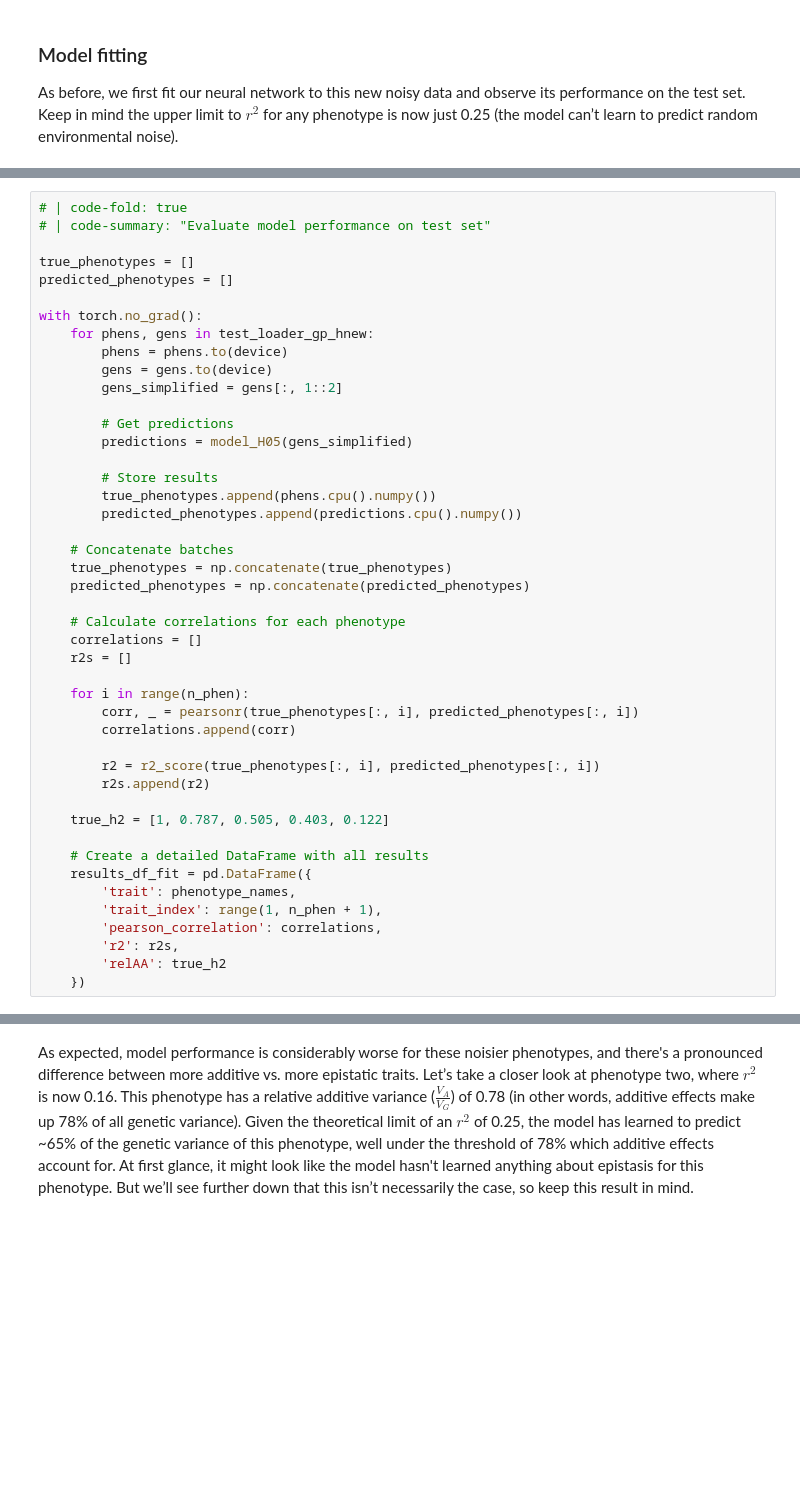
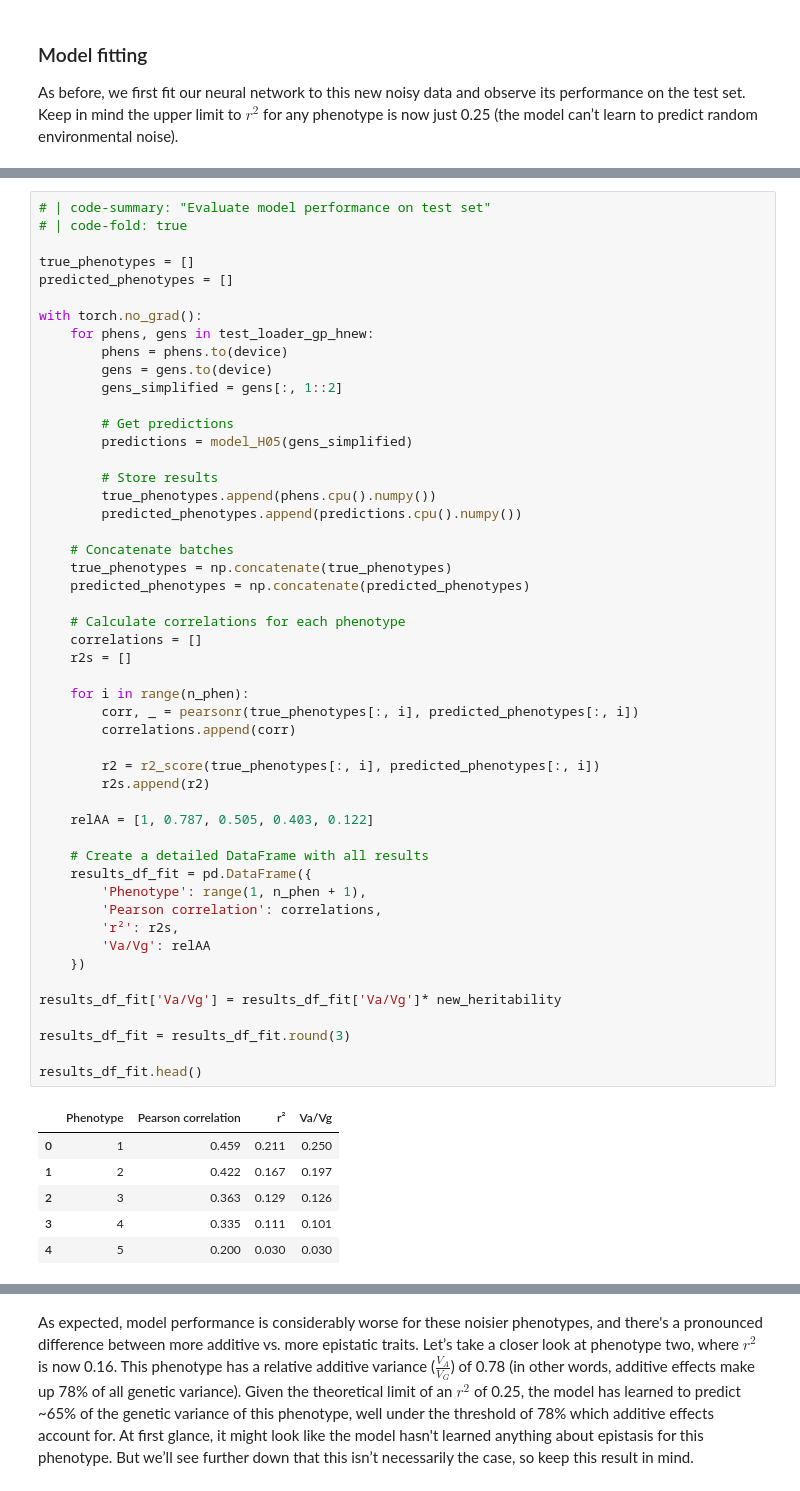
Before and after one commit to Arcadia-Science/2025_genopheno_local_linear_mapping, a Jupyter notebook: index.ipynb, the cells around one changed output, grey strips where cells are left out. Cells and saved outputs as stored; diff of their text form; blank space fills up the shorter version.

```diff
--- a/index.ipynb
+++ b/index.ipynb
@@ -1830,8 +1827,8 @@ GP_net(
   (layer3): Linear(in_features=1024, out_features=5, bias=False)
 )
 # %%
+# | code-summary: "Evaluate model performance on test set"
 # | code-fold: true
-# | code-summary: "Evaluate model performance on test set"
 
 true_phenotypes = []
 predicted_phenotypes = []
@@ -1841,36 +1838,48 @@ with torch.no_grad():
         phens = phens.to(device)
         gens = gens.to(device)
         gens_simplified = gens[:, 1::2]
 
         # Get predictions
         predictions = model_H05(gens_simplified)
 
         # Store results
         true_phenotypes.append(phens.cpu().numpy())
         predicted_phenotypes.append(predictions.cpu().numpy())
 
     # Concatenate batches
     true_phenotypes = np.concatenate(true_phenotypes)
     predicted_phenotypes = np.concatenate(predicted_phenotypes)
 
     # Calculate correlations for each phenotype
     correlations = []
     r2s = []
 
     for i in range(n_phen):
         corr, _ = pearsonr(true_phenotypes[:, i], predicted_phenotypes[:, i])
         correlations.append(corr)
 
         r2 = r2_score(true_phenotypes[:, i], predicted_phenotypes[:, i])
         r2s.append(r2)
 
-    true_h2 = [1, 0.787, 0.505, 0.403, 0.122]
+    relAA = [1, 0.787, 0.505, 0.403, 0.122]
 
     # Create a detailed DataFrame with all results
     results_df_fit = pd.DataFrame({
-        'trait': phenotype_names,
-        'trait_index': range(1, n_phen + 1),
-        'pearson_correlation': correlations,
-        'r2': r2s,
-        'relAA': true_h2
+        'Phenotype': range(1, n_phen + 1),
+        'Pearson correlation': correlations,
+        'r²': r2s,
+        'Va/Vg': relAA
     })
+
+results_df_fit['Va/Vg'] = results_df_fit['Va/Vg']* new_heritability
+
+results_df_fit = results_df_fit.round(3)
+
+results_df_fit.head()
+# %% [output]
+|  | Phenotype | Pearson correlation | r² | Va/Vg |
+| 0 | 1 | 0.459 | 0.211 | 0.250 |
+| 1 | 2 | 0.422 | 0.167 | 0.197 |
+| 2 | 3 | 0.363 | 0.129 | 0.126 |
+| 3 | 4 | 0.335 | 0.111 | 0.101 |
+| 4 | 5 | 0.200 | 0.030 | 0.030 |
```
Also changed, not shown: parts of 50 cells of this notebook.
